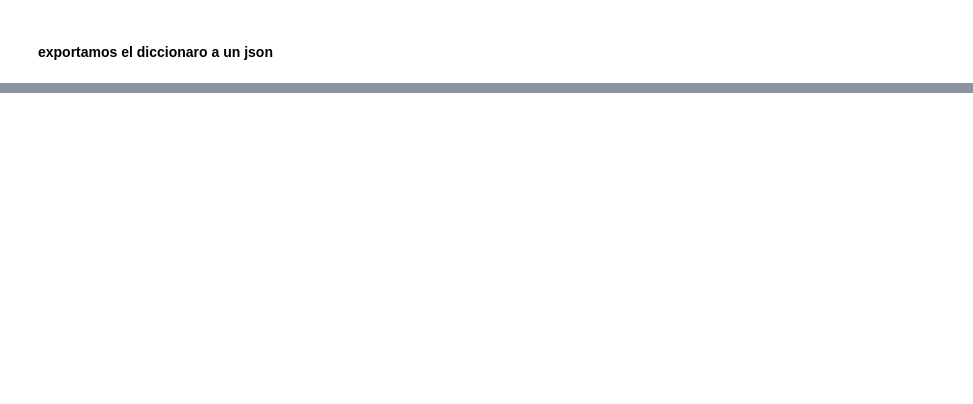
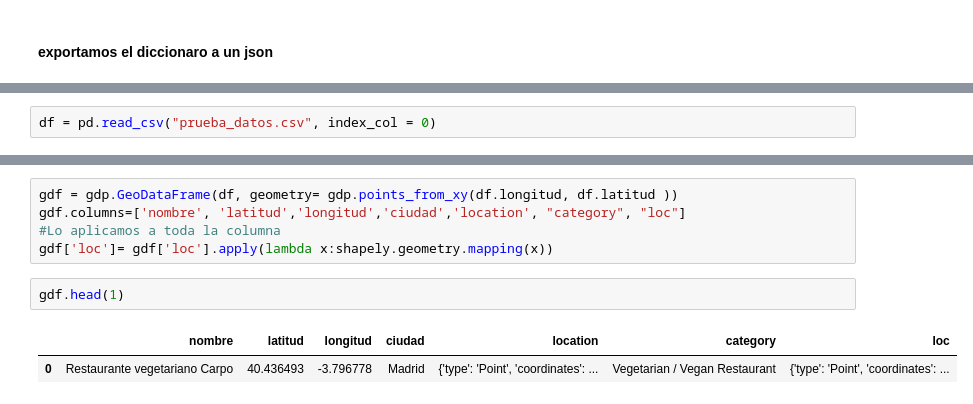
Before and after one commit to Sergio-1980/W4-geospatial-data-project, a Jupyter notebook: cacharreo.ipynb, the cells around one changed output, grey strips where cells are left out. Saved outputs shown, nothing was run; the diff lists cells and outputs as text; blank space fills up the shorter version.

```diff
--- a/cacharreo.ipynb
+++ b/cacharreo.ipynb
@@ -107,0 +154,2 @@ json_file = fla.exportar_json("vegan", jsonfinal)
+# %%
+df = pd.read_csv("prueba_datos.csv", index_col = 0)
@@ -107,0 +161,10 @@ json_file = fla.exportar_json("vegan", jsonfinal)
+# %%
+gdf = gdp.GeoDataFrame(df, geometry= gdp.points_from_xy(df.longitud, df.latitud ))
+gdf.columns=['nombre', 'latitud','longitud','ciudad','location', "category", "loc"]
+#Lo aplicamos a toda la columna
+gdf['loc']= gdf['loc'].apply(lambda x:shapely.geometry.mapping(x))
+# %%
+gdf.head(1)
+# %% [output]
+|  | nombre | latitud | longitud | ciudad | location | category | loc |
+| 0 | Restaurante vegetariano Carpo | 40.436493 | -3.796778 | Madrid | {'type': 'Point', 'coordinates': ... | Vegetarian / Vegan Restaurant | {'type': 'Point', 'coordinates': ... |
```
Also changed, not shown: parts of 41 cells of this notebook, 1 other file.
